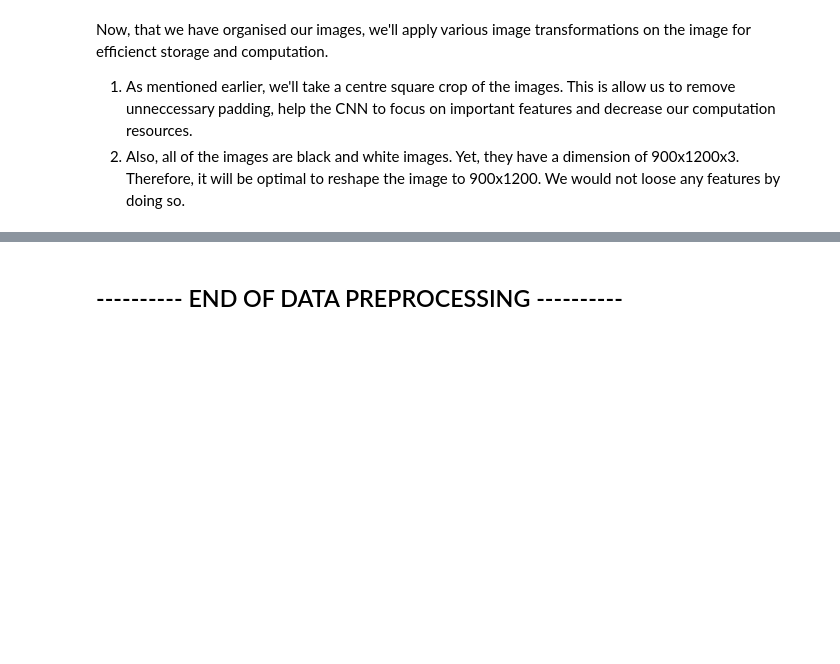
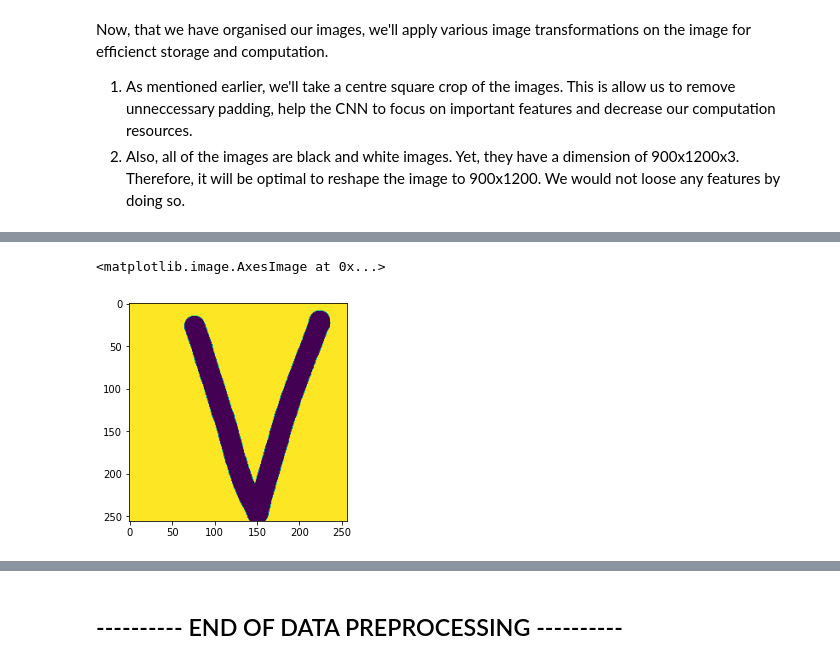
Before and after one commit to manohar2000/MIDAS_Challenge, a Jupyter notebook: Part_1.ipynb, the cells around one changed output, grey strips where cells are left out. Drawn from its saved outputs; the diff is of its cells as text; code cells hidden in the pictures; blank space fills up the shorter version.

```diff
--- a/Part_1.ipynb
+++ b/Part_1.ipynb
@@ -291,6 +318,19 @@ print(modified_img.shape)
 # Applying data transformation to all the images
 for i in range(len(X)):
     X[i] = cv2.cvtColor(X[i][100:800,200:900], cv2.COLOR_BGR2GRAY)
+
+    scale_percent = 36.6
+    width = int(X[i].shape[1] * scale_percent / 100)
+    height = int(X[i].shape[0] * scale_percent / 100)
+
+    dsize = (width, height)
+
+    X[i] = cv2.resize(X[i], dsize)
+# %%
+plt.imshow(X[1241])
+# %% [output]
+<matplotlib.image.AxesImage at 0x...>
+[figure, added]
 # %%
 # sanity check (checking if shape of the image has changed or not)
 import random
```
Also changed, not shown: parts of 17 cells of this notebook.
